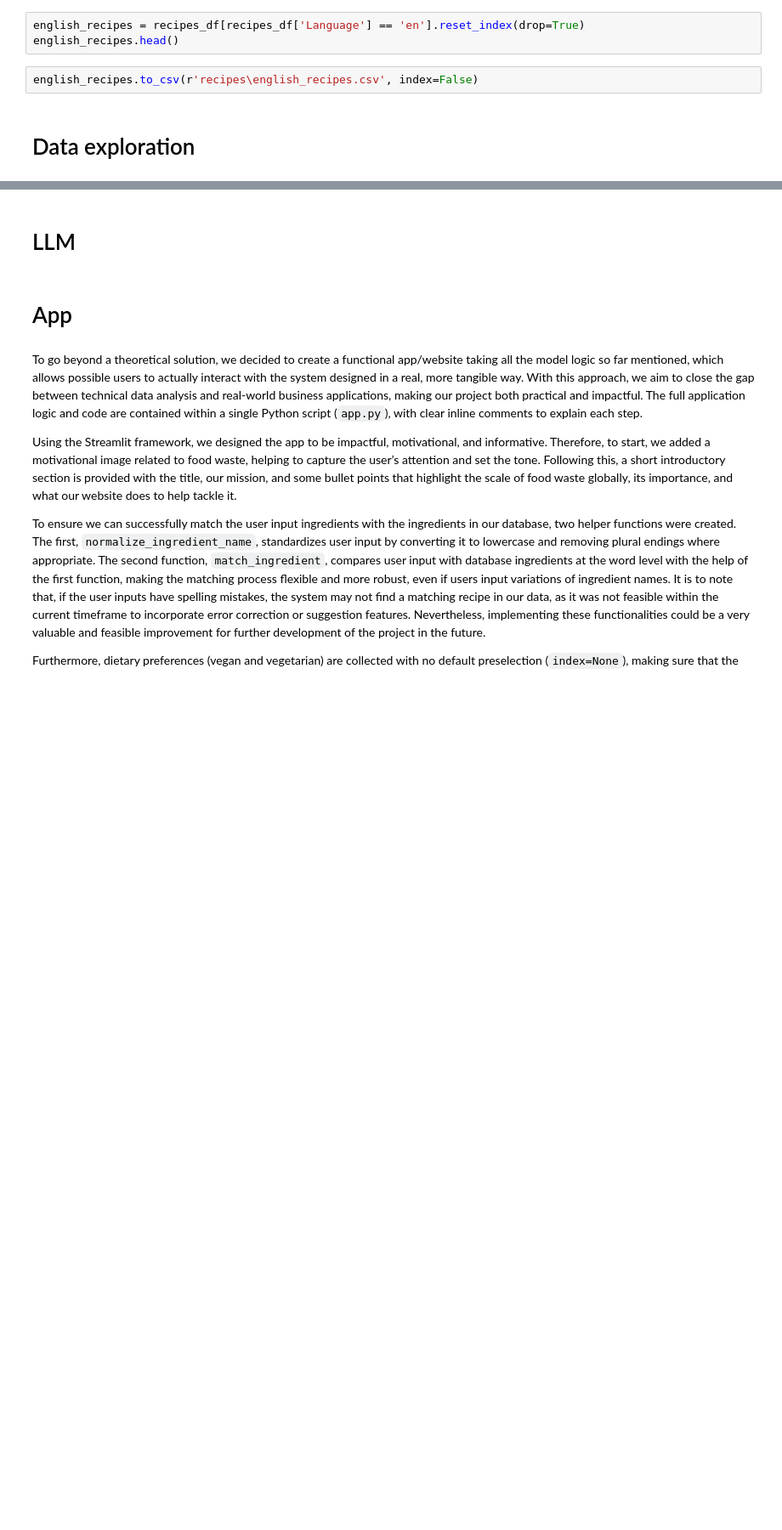
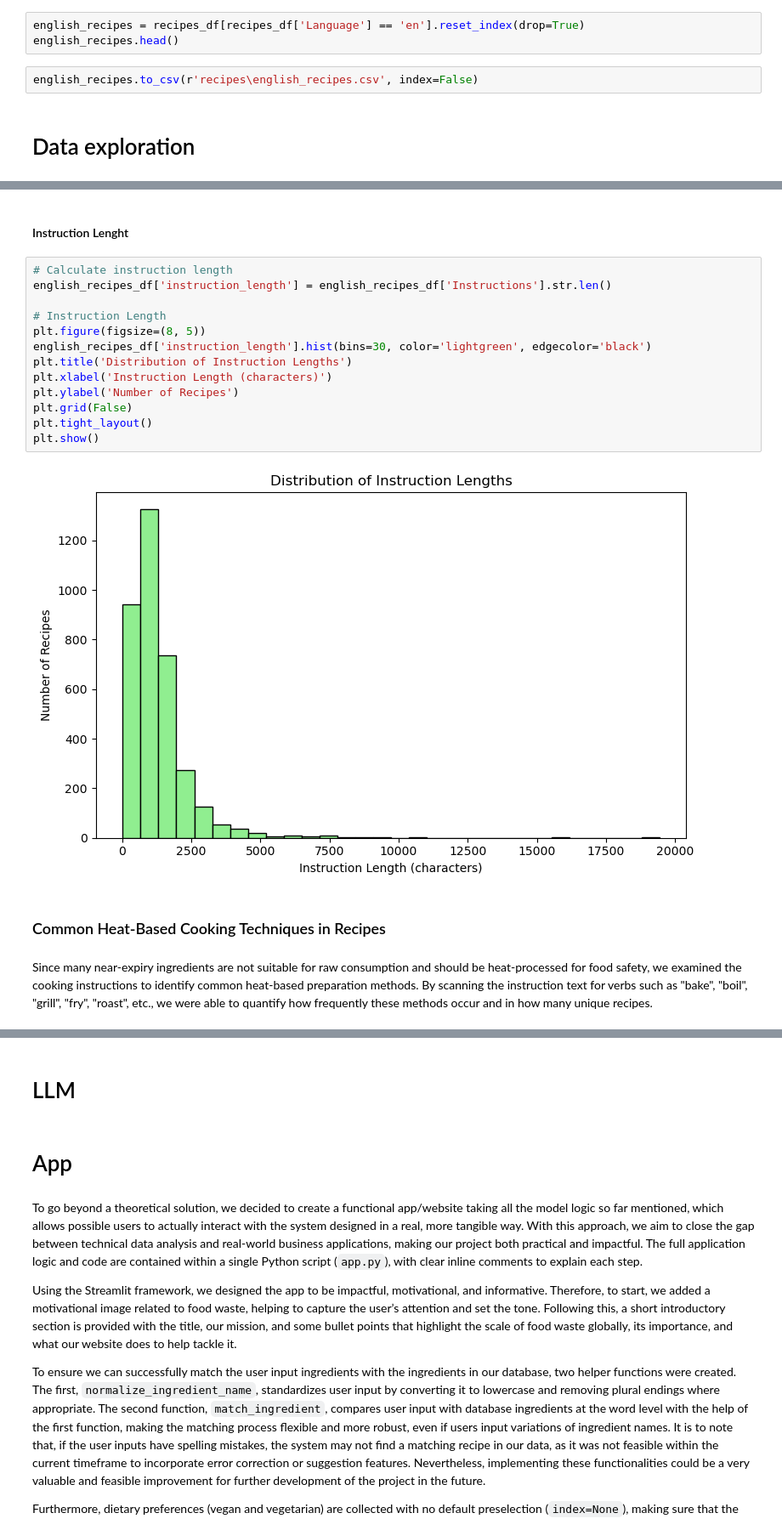
Before and after one commit to s243933/DTU_ABA_2025, a Jupyter notebook: Report/report_group4.ipynb, the cells around one changed output, grey strips where cells are left out. Shown: that part at 85% size. Cells and saved outputs as stored; diff of their text form; blank space fills up the shorter version.

```diff
--- a/Report/report_group4.ipynb
+++ b/Report/report_group4.ipynb
@@ -418,0 +526,21 @@ english_recipes.to_csv(r'recipes\english_recipes.csv', index=False)
+# %% [markdown]
+#### Instruction Lenght
+# %%
+# Calculate instruction length
+english_recipes_df['instruction_length'] = english_recipes_df['Instructions'].str.len()
+
+# Instruction Length
+plt.figure(figsize=(8, 5))
+english_recipes_df['instruction_length'].hist(bins=30, color='lightgreen', edgecolor='black')
+plt.title('Distribution of Instruction Lengths')
+plt.xlabel('Instruction Length (characters)')
+plt.ylabel('Number of Recipes')
+plt.grid(False)
+plt.tight_layout()
+plt.show()
+# %% [output]
+[figure, added]
+# %% [markdown]
+### Common Heat-Based Cooking Techniques in Recipes
+# %% [markdown]
+Since many near-expiry ingredients are not suitable for raw consumption and should be heat-processed for food safety, we examined the cooking instructions to identify common heat-based preparation methods. By scanning the instruction text for verbs such as "bake", "boil", "grill", "fry", "roast", etc., we were able to quantify how frequently these methods occur and in how many unique recipes.
```
Also changed, not shown: parts of 28 cells of this notebook.
